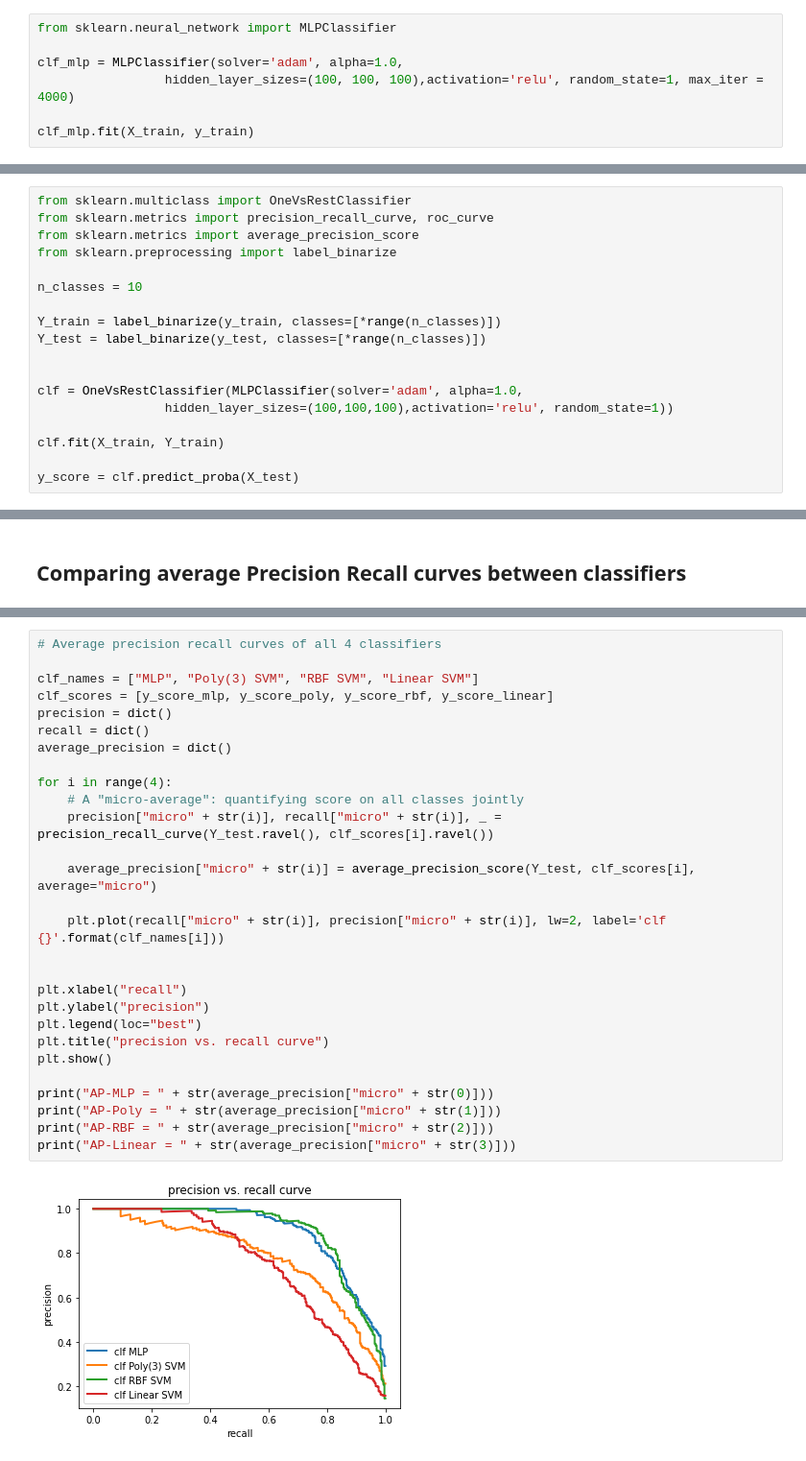
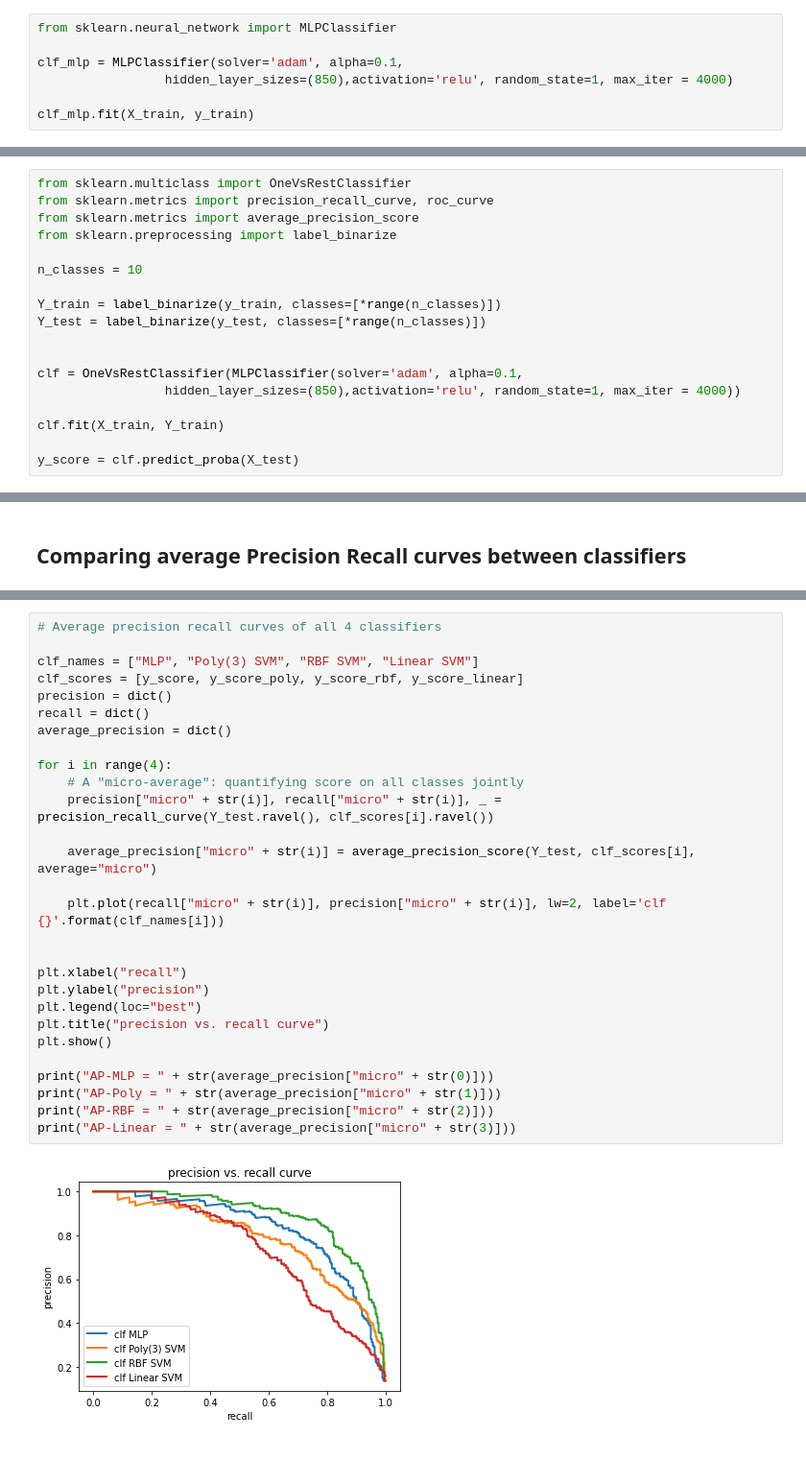
Before and after one commit to Seb125/Classification_of_musical_Genres, a Jupyter notebook: Genres_Classifier.ipynb, the cells around one changed output, grey strips where cells are left out. Shown at 96% size. Cells and saved outputs as stored; diff of their text form.

```diff
--- a/Genres_Classifier.ipynb
+++ b/Genres_Classifier.ipynb
@@ -496,8 +496,8 @@ Cross-validation accuracy score estimate:  0.8197944501541624
 # %%
 from sklearn.neural_network import MLPClassifier
 
-clf_mlp = MLPClassifier(solver='adam', alpha=1.0,
-                 hidden_layer_sizes=(100, 100, 100),activation='relu', random_state=1, max_iter = 4000)
+clf_mlp = MLPClassifier(solver='adam', alpha=0.1,
+                 hidden_layer_sizes=(850),activation='relu', random_state=1, max_iter = 4000)
 
 clf_mlp.fit(X_train, y_train)
 # %% [output]
@@ -577,8 +588,8 @@ Y_train = label_binarize(y_train, classes=[*range(n_classes)])
 Y_test = label_binarize(y_test, classes=[*range(n_classes)])
 
 
-clf = OneVsRestClassifier(MLPClassifier(solver='adam', alpha=1.0,
-                 hidden_layer_sizes=(100,100,100),activation='relu', random_state=1))
+clf = OneVsRestClassifier(MLPClassifier(solver='adam', alpha=0.1,
+                 hidden_layer_sizes=(850),activation='relu', random_state=1, max_iter = 4000))
 
 clf.fit(X_train, Y_train)
 
@@ -738,30 +730,30 @@ Done with CLF4
 # %%
 # Average precision recall curves of all 4 classifiers
 
 clf_names = ["MLP", "Poly(3) SVM", "RBF SVM", "Linear SVM"]
-clf_scores = [y_score_mlp, y_score_poly, y_score_rbf, y_score_linear]
+clf_scores = [y_score, y_score_poly, y_score_rbf, y_score_linear]
 precision = dict()
 recall = dict()
 average_precision = dict()
 
 for i in range(4):
     # A "micro-average": quantifying score on all classes jointly
     precision["micro" + str(i)], recall["micro" + str(i)], _ = precision_recall_curve(Y_test.ravel(), clf_scores[i].ravel())
 
     average_precision["micro" + str(i)] = average_precision_score(Y_test, clf_scores[i], average="micro")
 
     plt.plot(recall["micro" + str(i)], precision["micro" + str(i)], lw=2, label='clf {}'.format(clf_names[i]))
 
 
 plt.xlabel("recall")
 plt.ylabel("precision")
 plt.legend(loc="best")
 plt.title("precision vs. recall curve")
 plt.show()
 
 print("AP-MLP = " + str(average_precision["micro" + str(0)]))
 print("AP-Poly = " + str(average_precision["micro" + str(1)]))
 print("AP-RBF = " + str(average_precision["micro" + str(2)]))
 print("AP-Linear = " + str(average_precision["micro" + str(3)]))
 # %% [output]
-[figure, old version]
+[figure, new version]
```
Also changed, not shown: parts of 29 cells of this notebook.
